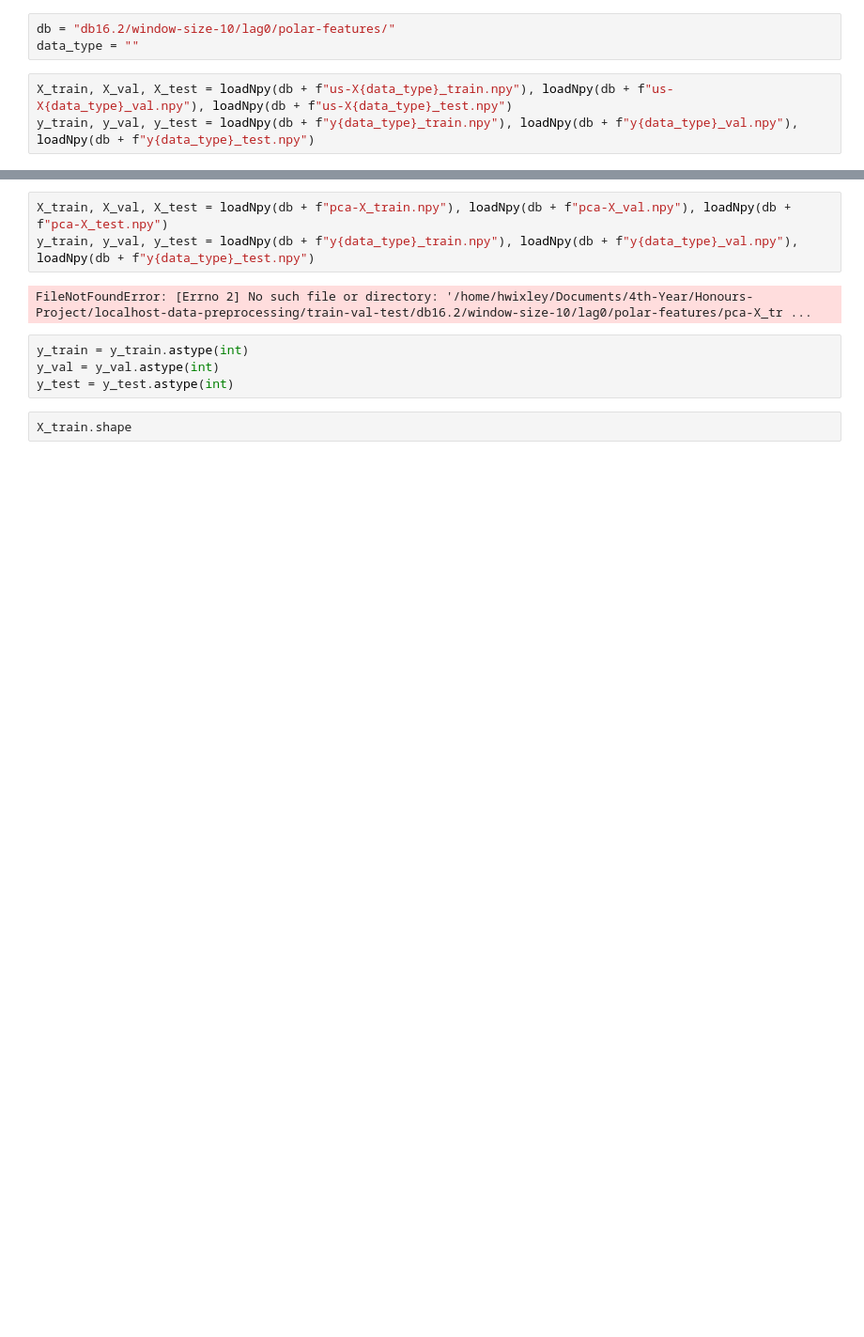
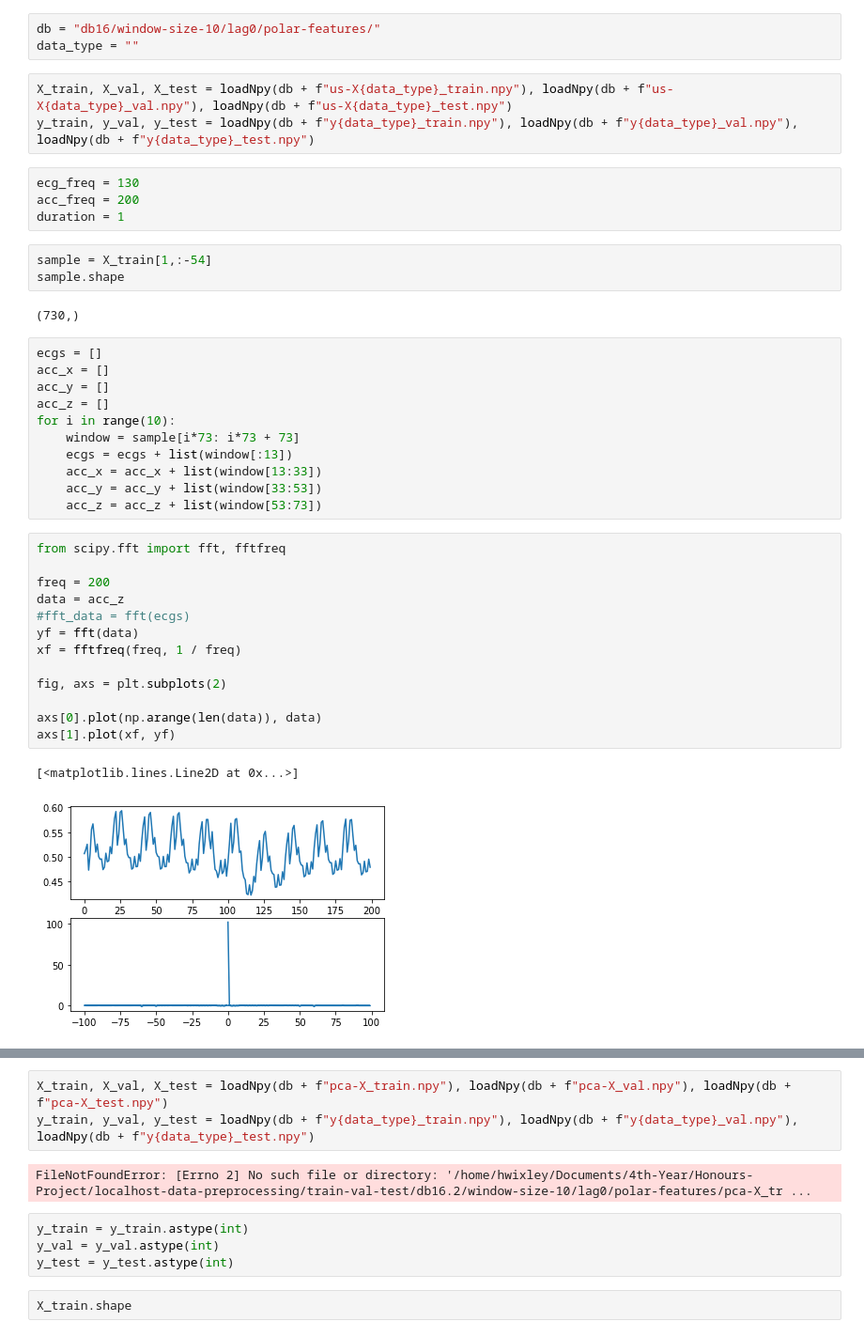
Before and after one commit to hwixley/Fall-Detection-Deep-Learning, a Jupyter notebook: ml-models.ipynb, the cells around one changed output, grey strips where cells are left out. Shown: that part at 94% size. Drawn from its saved outputs; the diff is of its cells as text; blank space fills up the shorter version.

```diff
--- a/ml-models.ipynb
+++ b/ml-models.ipynb
@@ -52,8 +55,44 @@ def saveMetrics(true, preds, fname):
 
         f.write(fdata)
 # %%
-db = "db16.2/window-size-10/lag0/polar-features/"
+db = "db16/window-size-10/lag0/polar-features/"
 data_type = ""
 # %%
 X_train, X_val, X_test = loadNpy(db + f"us-X{data_type}_train.npy"), loadNpy(db + f"us-X{data_type}_val.npy"), loadNpy(db + f"us-X{data_type}_test.npy")
 y_train, y_val, y_test = loadNpy(db + f"y{data_type}_train.npy"), loadNpy(db + f"y{data_type}_val.npy"), loadNpy(db + f"y{data_type}_test.npy")
+# %%
+ecg_freq = 130
+acc_freq = 200
+duration = 1
+# %%
+sample = X_train[1,:-54]
+sample.shape
+# %% [output]
+(730,)
+# %%
+ecgs = []
+acc_x = []
+acc_y = []
+acc_z = []
+for i in range(10):
+    window = sample[i*73: i*73 + 73]
+    ecgs = ecgs + list(window[:13])
+    acc_x = acc_x + list(window[13:33])
+    acc_y = acc_y + list(window[33:53])
+    acc_z = acc_z + list(window[53:73])
+# %%
+from scipy.fft import fft, fftfreq
+
+freq = 200
+data = acc_z
+#fft_data = fft(ecgs)
+yf = fft(data)
+xf = fftfreq(freq, 1 / freq)
+
+fig, axs = plt.subplots(2)
+
+axs[0].plot(np.arange(len(data)), data)
+axs[1].plot(xf, yf)
+# %% [output]
+[<matplotlib.lines.Line2D at 0x...>]
+[figure, added]
```
Also changed, not shown: parts of 5 cells of this notebook, 2 other files.
